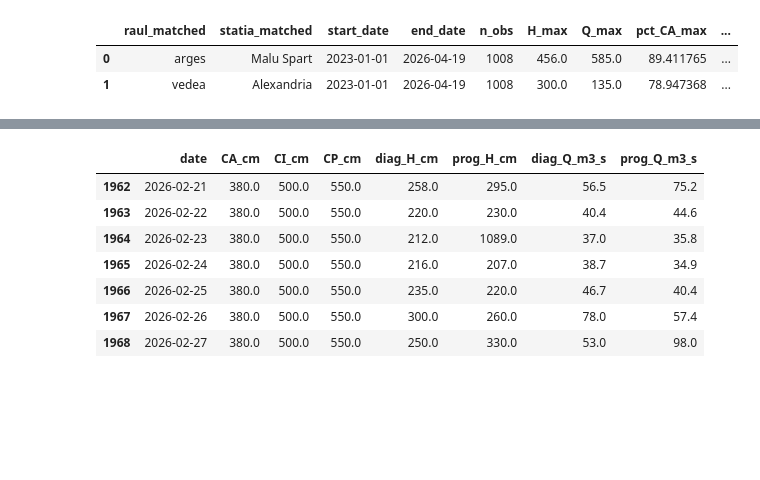
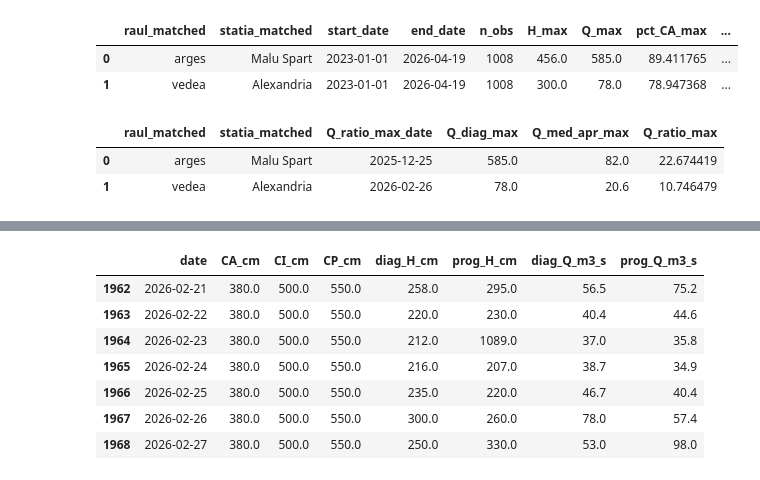
Before and after one commit to vlad-bolovaneanu-ase/hydro-river-data-ocr-reader, a Jupyter notebook: clean_river_data.ipynb, the cells around one changed output, grey strips where cells are left out. Saved outputs shown, nothing was run; the diff lists cells and outputs as text; code cells hidden in the pictures; blank space fills up the shorter version.

```diff
--- a/clean_river_data.ipynb
+++ b/clean_river_data.ipynb
@@ -144,21 +146,46 @@ cota_summary
 # %%
 overall_summary = (
     main_data
     .groupby(["raul_matched", "statia_matched"])
     .agg(
         start_date=("date", "min"),
         end_date=("date", "max"),
         n_obs=("date", "count"),
         H_max=("diag_H_cm", "max"),
         Q_max=("diag_Q_m3_s", "max"),
         pct_CA_max=("pct_CA_diag", "max"),
         Q_ratio_max=("Q_ratio_diag", "max"),
+        pct_CA_max_date=("pct_CA_diag", lambda x: main_data.loc[x.idxmax(), "date"] if not x.isna().all() else pd.NaT),
+        Q_max_date=("diag_Q_m3_s", lambda x: main_data.loc[x.idxmax(), "date"] if not x.isna().all() else pd.NaT),
+        prog_Q_max_date=("prog_Q_m3_s", lambda x: main_data.loc[x.idxmax(), "date"] if not x.isna().all() else pd.NaT),
+        diag_H_max_date=("diag_H_cm", lambda x: main_data.loc[x.idxmax(), "date"] if not x.isna().all() else pd.NaT),
+        prog_H_max_date=("prog_H_cm", lambda x: main_data.loc[x.idxmax(), "date"] if not x.isna().all() else pd.NaT),
     )
     .reset_index()
 )
 
 overall_summary
 # %% [output]
 |  | raul_matched | statia_matched | start_date | end_date | n_obs | H_max | Q_max | pct_CA_max | ... |
 | 0 | arges | Malu Spart | 2023-01-01 | 2026-04-19 | 1008 | 456.0 | 585.0 | 89.411765 | ... |
-| 1 | vedea | Alexandria | 2023-01-01 | 2026-04-19 | 1008 | 300.0 | 135.0 | 78.947368 | ... |
+| 1 | vedea | Alexandria | 2023-01-01 | 2026-04-19 | 1008 | 300.0 | 78.0 | 78.947368 | ... |
+# %%
+overall_summary = (
+    main_data
+    .groupby(["raul_matched", "statia_matched"])
+    .agg(
+        # start_date=("date", "min"),
+        # end_date=("date", "max"),
+        Q_ratio_max_date=("diag_Q_m3_s", lambda x: main_data.loc[x.idxmax(), "date"]),
+        Q_diag_max=("diag_Q_m3_s", "max"),
+        Q_med_apr_max=("Qmed_apr_m3_s", "max"),
+        Q_ratio_max=("Q_ratio_diag", "max"),
+    )
+    .reset_index()
+)
+
+overall_summary
+# %% [output]
+|  | raul_matched | statia_matched | Q_ratio_max_date | Q_diag_max | Q_med_apr_max | Q_ratio_max |
+| 0 | arges | Malu Spart | 2025-12-25 | 585.0 | 82.0 | 22.674419 |
+| 1 | vedea | Alexandria | 2026-02-26 | 78.0 | 20.6 | 10.746479 |
```
Also changed, not shown: parts of 13 cells of this notebook, 13 other files.
